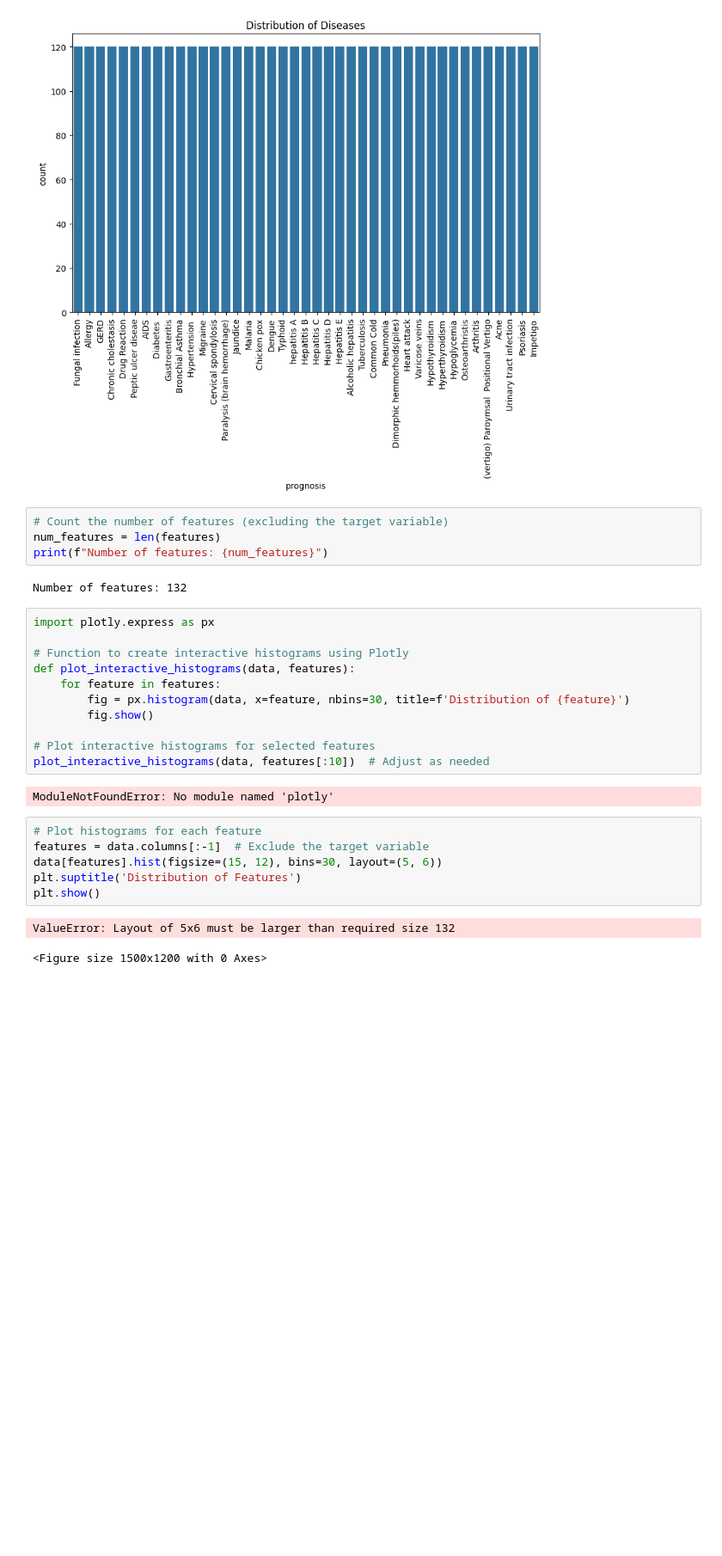
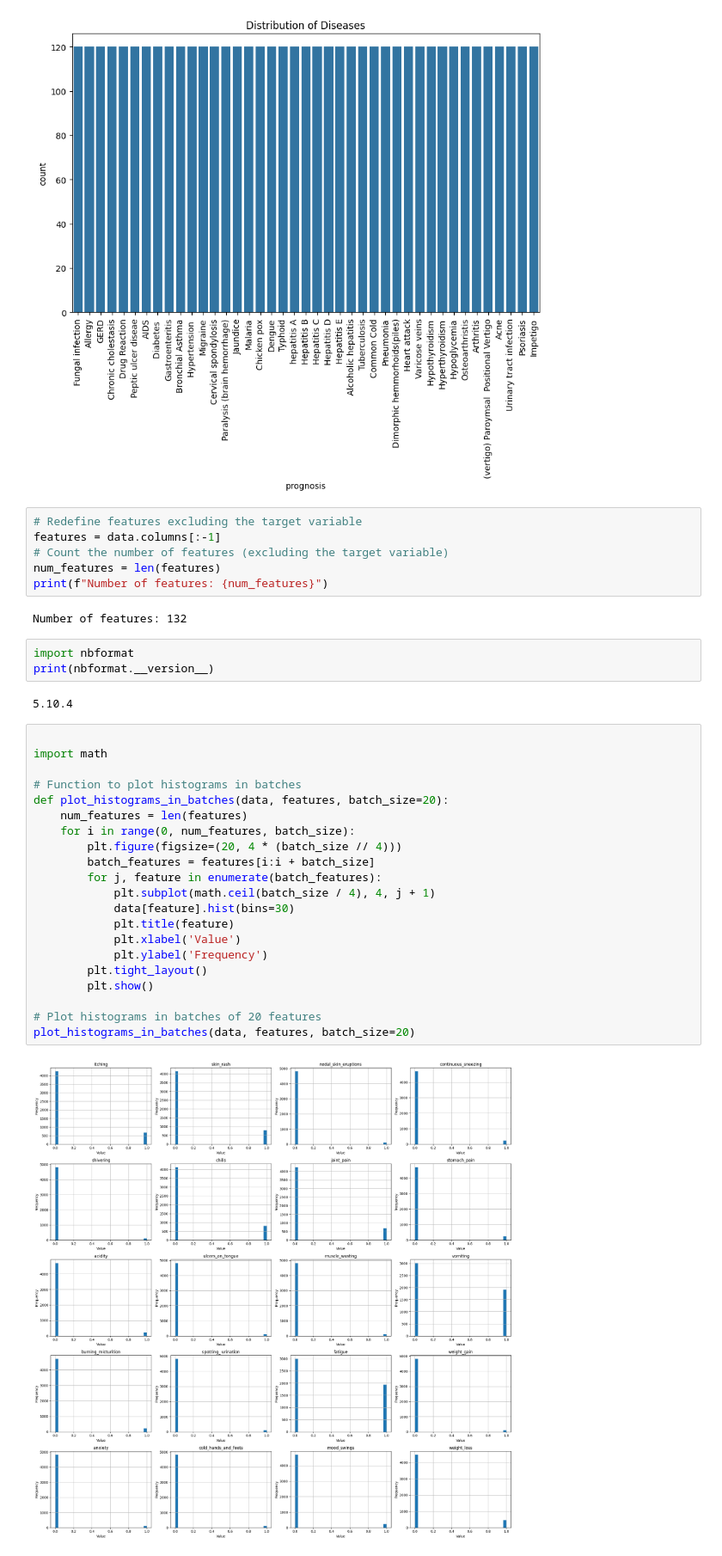
Before and after one commit to Cynthiachelangat/medicineRecommeder, a Jupyter notebook: system.ipynb, the cells around one changed output. Shown at 86% size. Cells and saved outputs as stored; diff of their text form; blank space fills up the shorter version.

```diff
--- a/system.ipynb
+++ b/system.ipynb
@@ -126,30 +152,38 @@ plt.show()
 # %% [output]
 [figure]
 # %%
+# Redefine features excluding the target variable
+features = data.columns[:-1]
 # Count the number of features (excluding the target variable)
 num_features = len(features)
 print(f"Number of features: {num_features}")
 # %% [output]
 Number of features: 132
-# %%
-import plotly.express as px
-
-# Function to create interactive histograms using Plotly
-def plot_interactive_histograms(data, features):
-    for feature in features:
-        fig = px.histogram(data, x=feature, nbins=30, title=f'Distribution of {feature}')
-        fig.show()
-
-# Plot interactive histograms for selected features
-plot_interactive_histograms(data, features[:10])  # Adjust as needed
-# %% [output]
-ModuleNotFoundError: No module named 'plotly'
-# %%
-# Plot histograms for each feature
-features = data.columns[:-1]  # Exclude the target variable
-data[features].hist(figsize=(15, 12), bins=30, layout=(5, 6))
-plt.suptitle('Distribution of Features')
-plt.show()
-# %% [output]
-ValueError: Layout of 5x6 must be larger than required size 132
-<Figure size 1500x1200 with 0 Axes>
+# %%
+import nbformat
+print(nbformat.__version__)
+# %% [output]
+5.10.4
+# %%
+
+import math
+
+# Function to plot histograms in batches
+def plot_histograms_in_batches(data, features, batch_size=20):
+    num_features = len(features)
+    for i in range(0, num_features, batch_size):
+        plt.figure(figsize=(20, 4 * (batch_size // 4)))
+        batch_features = features[i:i + batch_size]
+        for j, feature in enumerate(batch_features):
+            plt.subplot(math.ceil(batch_size / 4), 4, j + 1)
+            data[feature].hist(bins=30)
+            plt.title(feature)
+            plt.xlabel('Value')
+            plt.ylabel('Frequency')
+        plt.tight_layout()
+        plt.show()
+
+# Plot histograms in batches of 20 features
+plot_histograms_in_batches(data, features, batch_size=20)
+# %% [output]
+[figure, added]
```
Also changed, not shown: parts of 13 cells of this notebook, 2 other files.
